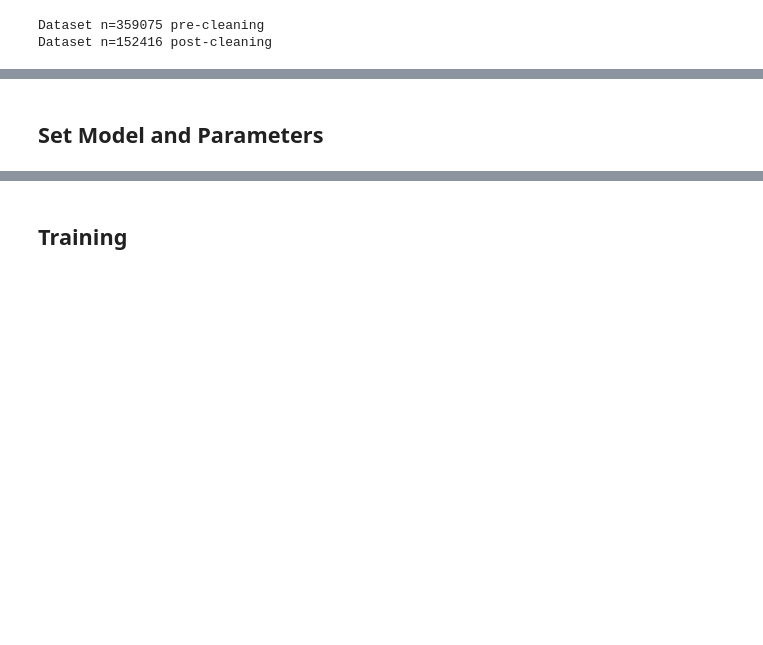
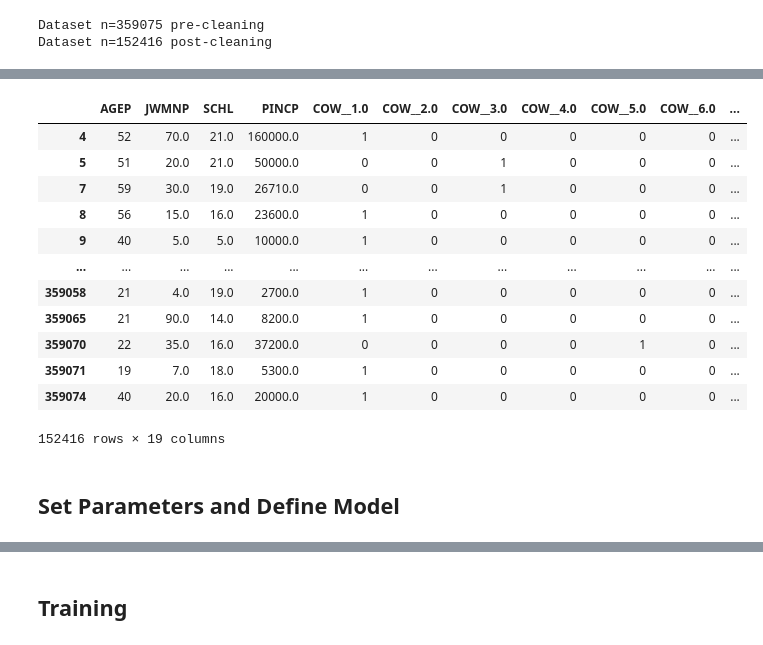
Before and after one commit to zackAemmer/generative_synthesis, a Jupyter notebook: pop_vae.ipynb, the cells around one changed output, grey strips where cells are left out. Drawn from its saved outputs; the diff is of its cells as text; code cells hidden in the pictures; blank space fills up the shorter version.

```diff
--- a/pop_vae.ipynb
+++ b/pop_vae.ipynb
@@ -14,8 +14,10 @@ p_df = pd.read_csv("data/PUMS_2017_5YR_WA/psam_p53.csv")
 # %% [markdown]
 ## Choose PUMS and Preprocess
 # %%
-# Variables for testing; filter to cols and drop na vars
-pums_data = p_df[['AGEP','COW','JWMNP','MAR','SCHL','SEX','PINCP']]
+# Filter to desired variables (numeric then categorical)
+pums_data = p_df[['AGEP','JWMNP','SCHL','PINCP','COW','SEX','MAR']]
+
+# Remove NA values and check n before/after
 print(f"Dataset n={len(pums_data)} pre-cleaning")
 pums_data = pums_data.dropna()
 print(f"Dataset n={len(pums_data)} post-cleaning")
@@ -52 +27,36 @@ model_data_df
+# %%
+CAT_IDX = 4
+VAR_DIM = pums_data.shape[1]
+VAR_NAMES = pums_data.columns
+
+# Split categorical data into OHE vars, save num classes per variable
+dummies_list = []
+for x in range(CAT_IDX, VAR_DIM):
+    dummies = pums_data.iloc[:,x]
+    dummies = pd.get_dummies(dummies, prefix=f"{pums_data.columns[x]}_")
+    dummies_list.append(dummies)
+CAT_LENGTHS = [x.shape[1] for x in dummies_list]
+# %%
+# Final data frame after encoding OHE
+model_data_df = pums_data.iloc[:,:CAT_IDX]
+for ohe_var in dummies_list:
+    model_data_df = pd.concat([model_data_df, ohe_var], axis=1)
+MANIFEST_DIM = model_data_df.shape[1]
+
+# Preview data that will be fed into model
+model_data_df
+# %% [output]
+|  | AGEP | JWMNP | SCHL | PINCP | COW__1.0 | COW__2.0 | COW__3.0 | COW__4.0 | COW__5.0 | COW__6.0 | ... |
+| 4 | 52 | 70.0 | 21.0 | 160000.0 | 1 | 0 | 0 | 0 | 0 | 0 | ... |
+| 5 | 51 | 20.0 | 21.0 | 50000.0 | 0 | 0 | 1 | 0 | 0 | 0 | ... |
+| 7 | 59 | 30.0 | 19.0 | 26710.0 | 0 | 0 | 1 | 0 | 0 | 0 | ... |
+| 8 | 56 | 15.0 | 16.0 | 23600.0 | 1 | 0 | 0 | 0 | 0 | 0 | ... |
+| 9 | 40 | 5.0 | 5.0 | 10000.0 | 1 | 0 | 0 | 0 | 0 | 0 | ... |
+| ... | ... | ... | ... | ... | ... | ... | ... | ... | ... | ... | ... |
+| 359058 | 21 | 4.0 | 19.0 | 2700.0 | 1 | 0 | 0 | 0 | 0 | 0 | ... |
+| 359065 | 21 | 90.0 | 14.0 | 8200.0 | 1 | 0 | 0 | 0 | 0 | 0 | ... |
+| 359070 | 22 | 35.0 | 16.0 | 37200.0 | 0 | 0 | 0 | 0 | 1 | 0 | ... |
+| 359071 | 19 | 7.0 | 18.0 | 5300.0 | 1 | 0 | 0 | 0 | 0 | 0 | ... |
+| 359074 | 40 | 20.0 | 16.0 | 20000.0 | 1 | 0 | 0 | 0 | 0 | 0 | ... |
+152416 rows × 19 columns
 # %%
@@ -64,4 +74,4 @@ train_idx = round(len(model_data)*.9)
 train_data = model_data[0:train_idx,:]
 test_data = model_data[train_idx:len(model_data),:]
 # %% [markdown]
-## Set Model and Parameters
+## Set Parameters and Define Model
```
Also changed, not shown: parts of 21 cells of this notebook.
